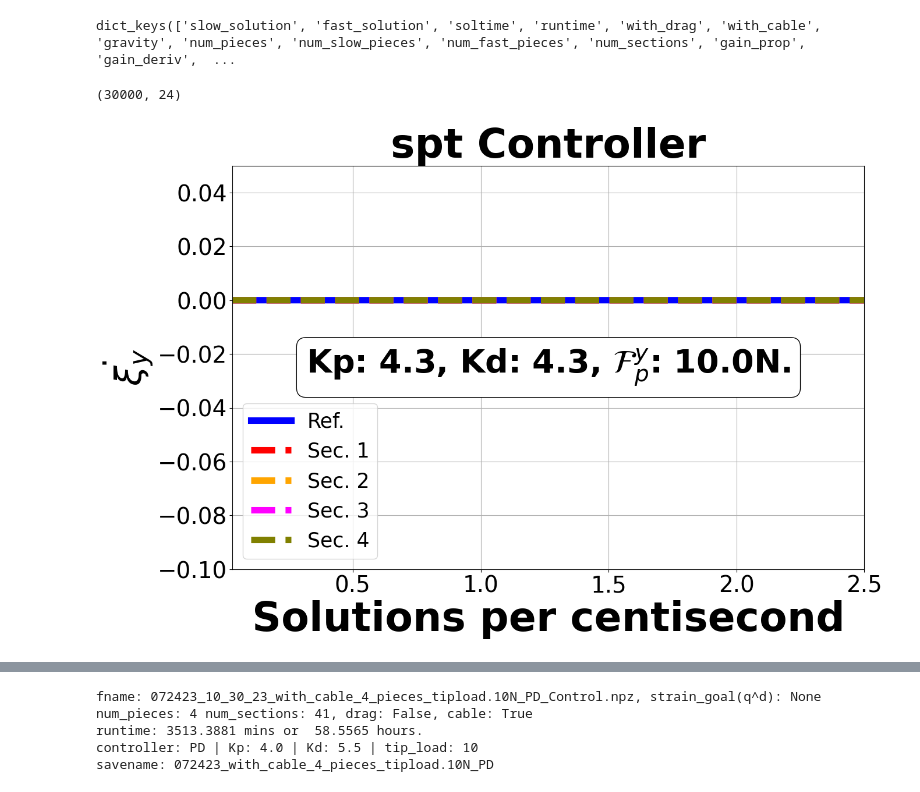
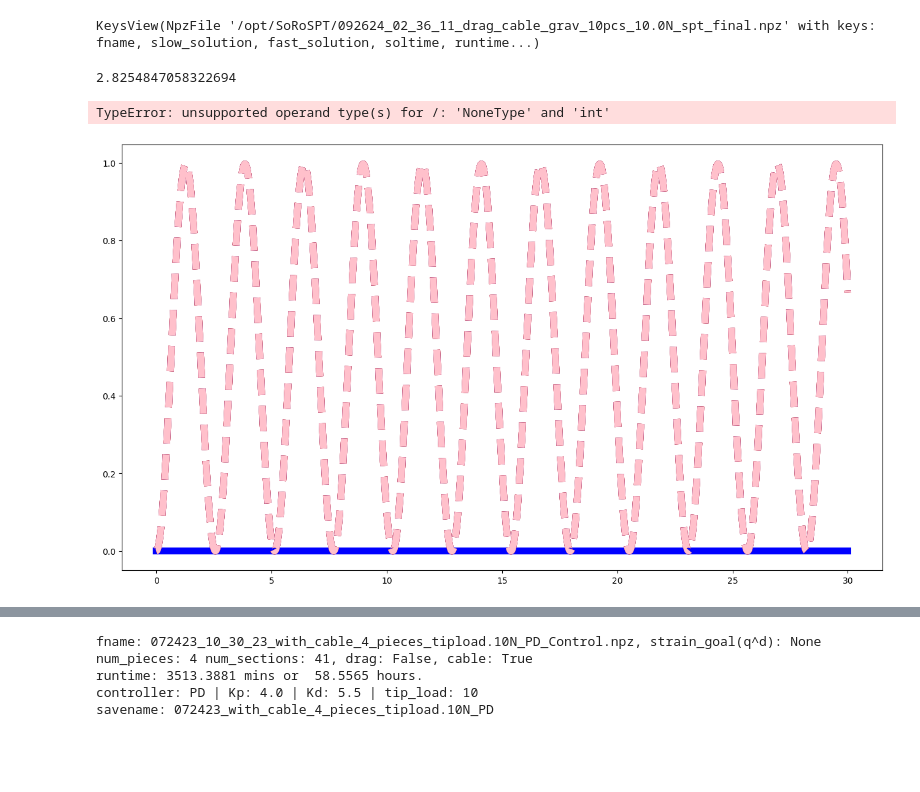
Before and after one commit to robotsorcerer/DCM, a Jupyter notebook: python/notes/spt_viz.ipynb, the cells around one changed output, grey strips where cells are left out. Cells and saved outputs as stored; diff of their text form; code cells hidden in the pictures; blank space fills up the shorter version.

```diff
--- a/python/notes/spt_viz.ipynb
+++ b/python/notes/spt_viz.ipynb
@@ -26,7 +26,5 @@ data_dir="/opt/SoRoSPT"
 _labelsize=18
 all_of_dem = os.listdir(data_dir)
 print(all_of_dem)
-fname = all_of_dem[-1]
-
-bundled   = load_file(fname, data_dir, verbose=True)
+fname = all_of_dem[1]
 # %% [output]
@@ -80,23 +32,60 @@ else: # fast and slow solutions
-# %%
-bundled.__dict__.keys()
-# %% [output]
-dict_keys(['slow_solution', 'fast_solution', 'soltime', 'runtime', 'with_drag', 'with_cable', 'gravity', 'num_pieces', 'num_slow_pieces', 'num_fast_pieces', 'num_sections', 'gain_prop', 'gain_deriv',  ...
-# %%
-bundled.qsecs.qbatch_fast.shape
-# %% [output]
-(30000, 24)
+# %%
+bundle   = load_file(fname, data_dir, verbose=True)
+print(bundle.keys())
+# %% [output]
+KeysView(NpzFile '/opt/SoRoSPT/092624_02_36_11_drag_cable_grav_10pcs_10.0N_spt_final.npz' with keys: fname, slow_solution, fast_solution, soltime, runtime...)
+# %%
+desired_strain = 0.5
+num_slow_pieces = bundle.num_slow_pieces
+num_fast_pieces = bundle.num_fast_pieces
+
+qd            = torch.tensor([[0, 0, 0, 1, desired_strain, 0]])
+qd_dot        = torch.tensor([[0, 0, 0, 1, desired_strain, 0]]);
+qd_ddot        = torch.tensor([[0, 0, 0, 1, desired_strain, 0]])
+
+gv.qd_slow = lambda t: torch.tile(qd.T, (num_slow_pieces, 1))
+gv.qd_dot_slow = lambda t: torch.tile(qd_dot.T, (num_slow_pieces, 1))
+gv.qd_ddot_slow = lambda t: torch.tile(qd_ddot.T, (num_slow_pieces, 1))
+
+gv.qd_fast = lambda t: torch.tile(qd.T.to(t.device), (num_fast_pieces, 1))
+gv.qd_dot_fast = lambda t: torch.tile(qd_dot.T.to(t.device), (num_fast_pieces, 1))
+gv.qd_ddot_fast = lambda t: torch.tile(qd_ddot.T.to(t.device), (num_fast_pieces, 1))
+
+
+import matplotlib.gridspec as Gridspec
+fig = plt.figure(figsize=(16,9));
+gs  = Gridspec.GridSpec(3, 2, fig)
+ax  = [plt.subplot(gs[i]) for i in range(6)]
+colors, gains, qbatch  = colors_and_gains(bundle, "pos", "fast")
+
+_fontdict = {'fontsize':14, 'fontweight':'bold'}
+tref = np.linspace(0, len(qbatch), len(qbatch)) #/1000
+plt_len = len(tref)
+
+for j in range(0, qbatch.shape[1]//6):
+    ax[j].plot(tref[:plt_len], qbatch[:plt_len, slice(j, qbatch.shape[1], 6)], linewidth=2, color=next(colors), linestyle="--",label=f"Sec. {lidx+1}")
+    ax[j].set_ylabel(rf"${{ {{\xi }} }}$",  fontdict=_fontdict)
+    ax[j].set_xlabel(rf'Iterations',  fontdict=_fontdict)
+    ax[j].set_title(rf"ax_{j+1}", _fontdict)
+
+    ax[j].tick_params(axis='both', which='major', labelsize=8)
+    ax[j].tick_params(axis='both', which='minor', labelsize=8)
+
+    # ax[j].legend(loc='best', fontsize=25) #, prop=dict(weight='bold'))
+
+plt.tight_layout()
+plt.show ()
+# %% [output]
+2.8254847058322694
 # %%
 
 _fontdict = {'fontsize':34, 'fontweight':'bold'}
 
 def get_fig_ax():
-    fig = plt.figure(figsize=(14,9));
+    fig = plt.figure(figsize=(16,9));
     ax = fig.add_subplot(1, 1, 1)
 
     return ax
-
-# save_dir = join(expanduser("~"), "Documents/Papers/MSRYears/SoRos/SoRoSPT/figures")
-# save_dir = "/opt/SoRos/SoRoSPT/figures"
 
 def colors_and_gains(bundle, plot_type="pos", piece_type="fast"):
     if strcmp(plot_type, "pos"):
@@ -173,32 +162,33 @@ def plot_axis_strains(ax, bundle, ref, _labelsize = 18, title=None, plot_type="p
     # if save:
     #     fig_batch = plt.gcf()
     #     fig_batch.tight_layout()
     #     if not savename:
     #         fn = bundle.fname.split("_")
     #         savename = "_".join([x for x in (fn[0], *fn[4:-1])])
     #         # savename = f"{controller}"
     #         # if bundle.cable:
     #         #     savename += f"_cable"
     #         # if bundle.drag:
     #         #     savename += f"_drag"
     #         # if "vary" in title.lower():
     #         #     savename += f"_varying"
     #     print(f"savename: {savename}")
     #     fig_batch.savefig(join(save_dir, savename+".eps"), bbox_inches='tight',  \
     #         facecolor='w', format="eps", dpi=1000, transparent=True)
 
 ax = get_fig_ax()
 bundle = load_file(fname, data_dir)
 
 plot_axis_strains(ax, bundle, 0.0, _labelsize, plot_type="pos", piece_type="fast", \
                 title=f'{bundle.controller} Controller', lw=8, annotate=True, xy_pos=None, \
-                ylabel=r'${{ \dot {{\xi_{y} }} }}$',  ylim=(-0.1, 0.05), xlim=(0.03, 2.50), save=True)
+                ylabel=r'${{ \dot {{\xi_{y} }} }}$',  ylim=None, xlim=None, save=True)
 
 plt.show()
 
 # plot_axis_strains(ax, bundle, 0.0, _labelsize, plot_type="vel", piece_type="slow", \
 #                 title=f'{bundle.controller} Controller', lw=8, annotate=True, xy_pos=None, \
 #                 ylabel=r'${{ \dot {{\xi_{y} }} }}$',  ylim=(-0.1, 0.5), xlim=(0.03, 2.50), save=True)
 # plt.show()
 # %% [output]
+TypeError: unsupported operand type(s) for /: 'NoneType' and 'int'
-[figure, old version]
+[figure, new version]
```
Also changed, not shown: parts of 6 cells of this notebook, 3 other files.
